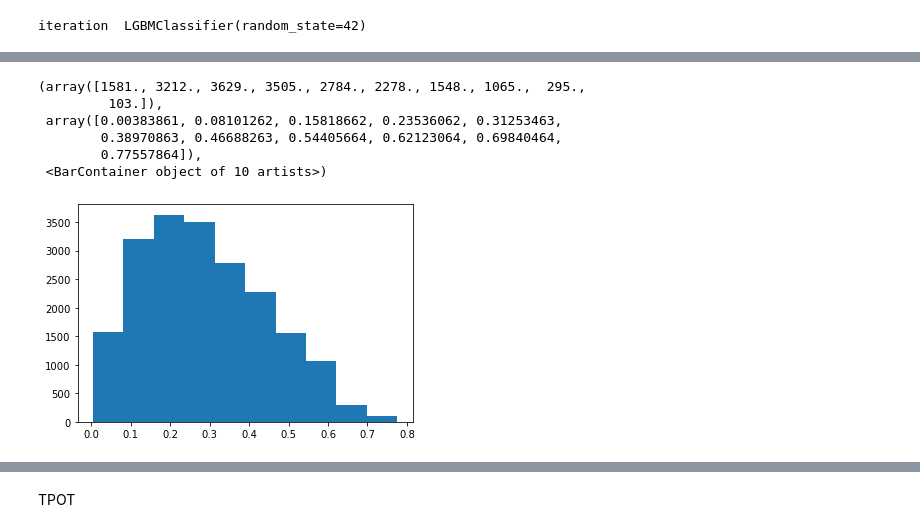
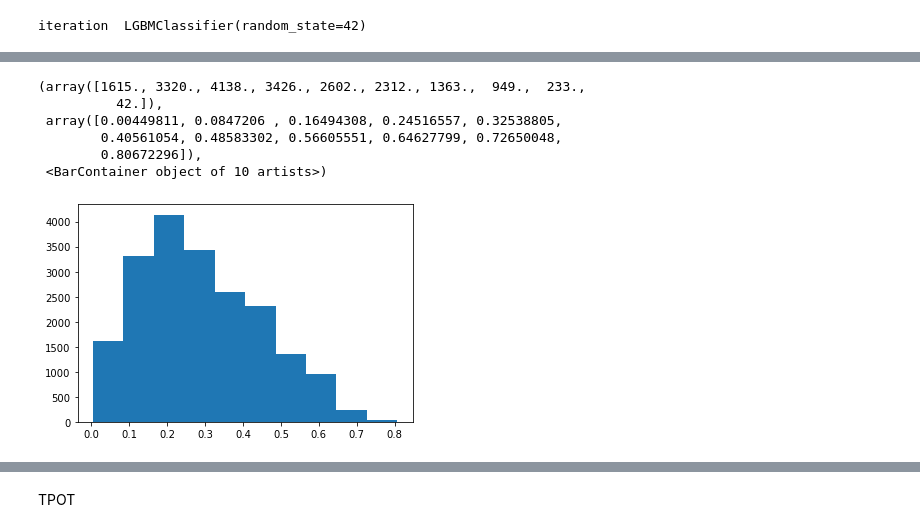
Before and after one commit to SalahMah1/finance_project_hec, a Jupyter notebook: proba_pred.ipynb, the cells around one changed output, grey strips where cells are left out. Saved outputs shown, nothing was run; the diff lists cells and outputs as text; code cells hidden in the pictures.

```diff
--- a/proba_pred.ipynb
+++ b/proba_pred.ipynb
@@ -441,16 +423,16 @@ array([[0.87728846, 0.12271154],
 # %%
 probas1 = [x[1] for x in probas]
 probas0 = [x[0] for x in probas]
-counts, bins = np.histogram(probas0)
+counts, bins = np.histogram(probas1)
 plt.hist(probas1)
 # %% [output]
-(array([1581., 3212., 3629., 3505., 2784., 2278., 1548., 1065.,  295.,
-         103.]),
- array([0.00383861, 0.08101262, 0.15818662, 0.23536062, 0.31253463,
-        0.38970863, 0.46688263, 0.54405664, 0.62123064, 0.69840464,
-        0.77557864]),
+(array([1615., 3320., 4138., 3426., 2602., 2312., 1363.,  949.,  233.,
+          42.]),
+ array([0.00449811, 0.0847206 , 0.16494308, 0.24516557, 0.32538805,
+        0.40561054, 0.48583302, 0.56605551, 0.64627799, 0.72650048,
+        0.80672296]),
  <BarContainer object of 10 artists>)
-[figure, old version]
+[figure, new version]
 # %%
 res = pd.DataFrame(probas, columns=['proba_no_default', 'proba_default'])
 res['default_pred'] = clf1_o.predict(X_test1)
```
Also changed, not shown: parts of 19 cells of this notebook.
